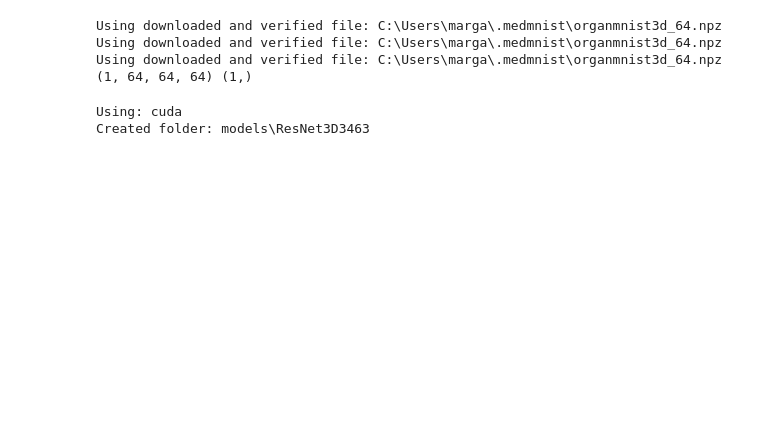
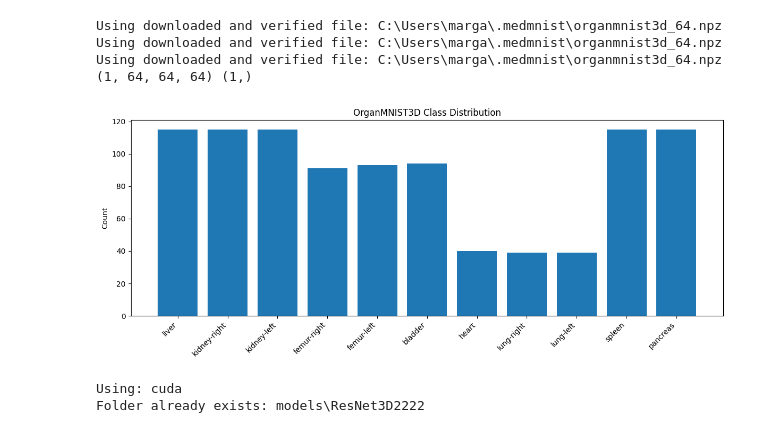
Before and after one commit to mariubg/MedMNIST, a Jupyter notebook: train3d.ipynb, the cells around one changed output. Saved outputs shown, nothing was run; the diff lists cells and outputs as text; code cells hidden in the pictures; blank space fills up the shorter version.

```diff
--- a/train3d.ipynb
+++ b/train3d.ipynb
@@ -42,6 +42,22 @@ Using downloaded and verified file: C:\Users\marga\.medmnist\organmnist3d_64.npz
 Using downloaded and verified file: C:\Users\marga\.medmnist\organmnist3d_64.npz
 Using downloaded and verified file: C:\Users\marga\.medmnist\organmnist3d_64.npz
 (1, 64, 64, 64) (1,)
+# %%
+labels = [train_dataset[i][1] for i in range(len(train_dataset))]
+class_names = ['liver', 'kidney-right', 'kidney-left', 'femur-right', 'femur-left',
+               'bladder', 'heart', 'lung-right', 'lung-left', 'spleen', 'pancreas']
+counts = [labels.count(i) for i in range(len(class_names))]
+
+# Plot
+plt.figure(figsize=(12, 5))
+plt.bar(class_names, counts)
+plt.xticks(rotation=45, ha='right')
+plt.title('OrganMNIST3D Class Distribution')
+plt.ylabel('Count')
+plt.tight_layout()
+plt.show()
+# %% [output]
+[figure, added]
 # %%
 #Load model
 
@@ -49,7 +65,7 @@ device = torch.device('cuda' if torch.cuda.is_available() else 'cpu')
 print(f'Using: {device}')
 
 models_folder = "models"
-model_name = "ResNet3D3463"
+model_name = "ResNet3D2222"
 
 model_folder = os.path.join(models_folder, model_name)
 if not os.path.exists(model_folder):
@@ -58,14 +74,14 @@ if not os.path.exists(model_folder):
 else:
     print(f"Folder already exists: {model_folder}")
 
-model = ResNet3D([3, 4, 6, 3], num_classes, input_channels=1)
+model = ResNet3D([2,2,2,2], num_classes, input_channels=1)
 model = model.to(device)
 loss_fn = nn.CrossEntropyLoss()
-optimizer = optim.SGD(model.parameters(), lr=0.001, momentum=0.9)
+optimizer = optim.SGD(model.parameters(), lr=0.0005, momentum=0.9)
 epochs = 50
 # %% [output]
 Using: cuda
-Created folder: models\ResNet3D3463
+Folder already exists: models\ResNet3D2222
 # %%
 #Train
 
```
Also changed, not shown: parts of 4 cells of this notebook, 2 other files.
